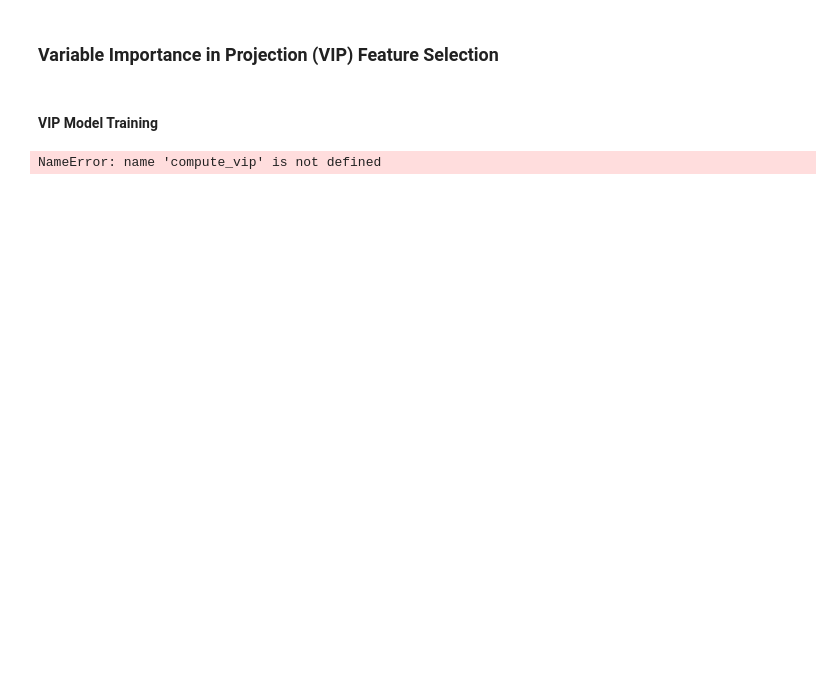
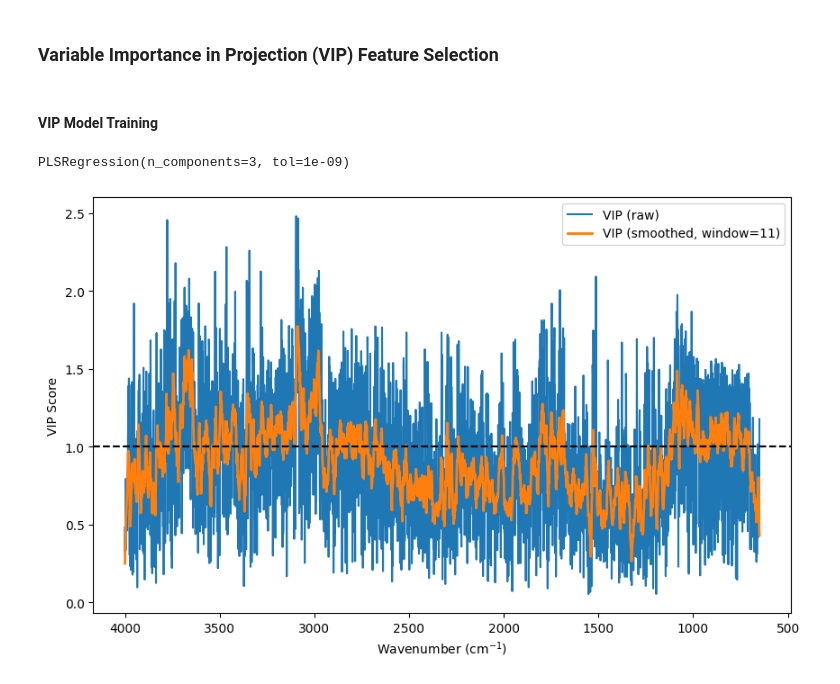
Before and after one commit to cbsither/triseriatus_mirs_paper, a Jupyter notebook: src/parity_status/pls_gonotrophic_status_model.ipynb, the cells around one changed output. Saved outputs shown, nothing was run; the diff lists cells and outputs as text; code cells hidden in the pictures; blank space fills up the shorter version.

```diff
--- a/src/parity_status/pls_gonotrophic_status_model.ipynb
+++ b/src/parity_status/pls_gonotrophic_status_model.ipynb
@@ -86,12 +110,11 @@ StackingClassifier(estimators=[('pls',
 # %%
-from sklearn.cross_decomposition import PLSRegression
 from sklearn.ensemble import StackingClassifier
 from sklearn.linear_model import LogisticRegression
 
-estimators = [('pls', PLSRegression(n_components=grid_search.best_estimator_['n_components'],
+estimators = [('pls', PLSRegression(n_components=grid_search.best_params_['n_components'],
                     scale=True,
-                    max_iter=grid_search.best_estimator_['max_iter'],
-                    tol=grid_search.best_estimator_['tol'],
+                    max_iter=grid_search.best_params_['max_iter'],
+                    tol=grid_search.best_params_['tol'],
                     copy=True))]
 
 base_model = StackingClassifier(estimators=estimators,
@@ -174,29 +197,38 @@ def sliding_window_smooth(values, window_size=20):
     return np.convolve(values, kernel, mode='same')
 # %% [markdown]
 #### VIP Model Training
+# %%
+# pls fit
+pls = PLSRegression(n_components=grid_search.best_params_['n_components'],
+                    scale=True,
+                    max_iter=grid_search.best_params_['max_iter'],
+                    tol=grid_search.best_params_['tol'],
+                    copy=True)
+
+
+pls.fit(X=train_df.copy().drop(columns='y'), y=train_df['y'])
+# %% [output]
+PLSRegression(n_components=3, tol=1e-09)
 # %%
 vip = compute_vip(pls, train_df.copy().drop(columns='y'))
 
 window_size = 11
 
 vip_smoothed = sliding_window_smooth(vip, window_size=window_size)
-# %% [output]
-NameError: name 'compute_vip' is not defined
 # %%
-import matplotlib.pyplot as plt
-
 wavenumbers = np.linspace(4000, 650, num=train_df.shape[1]-1)
 
 plt.figure(figsize=(10, 6))
 
 plt.plot(wavenumbers, vip, label='VIP (raw)')
 plt.plot(wavenumbers, vip_smoothed, label=f'VIP (smoothed, window={window_size})', linewidth=2)
 plt.axhline(y=1.0, linestyle='dashed', color='black')
-plt.axhline(y=0.8, linestyle='dotted', color='black')
 
 plt.gca().invert_xaxis()  # Often MIR spectra are plotted from high to low wavenumber
 plt.xlabel("Wavenumber (cm$^{-1}$)")
 plt.ylabel("VIP Score")
-plt.title("Variable Importance in Projection (VIP) Across Wavenumbers")
+#plt.title("Variable Importance in Projection (VIP) Across Wavenumbers")
 plt.legend()
-plt.show()
+plt.savefig('../../figures/vip_scores.png', dpi=600)
+# %% [output]
+[figure, added]
```
Also changed, not shown: parts of 24 cells of this notebook, 9 other files.
